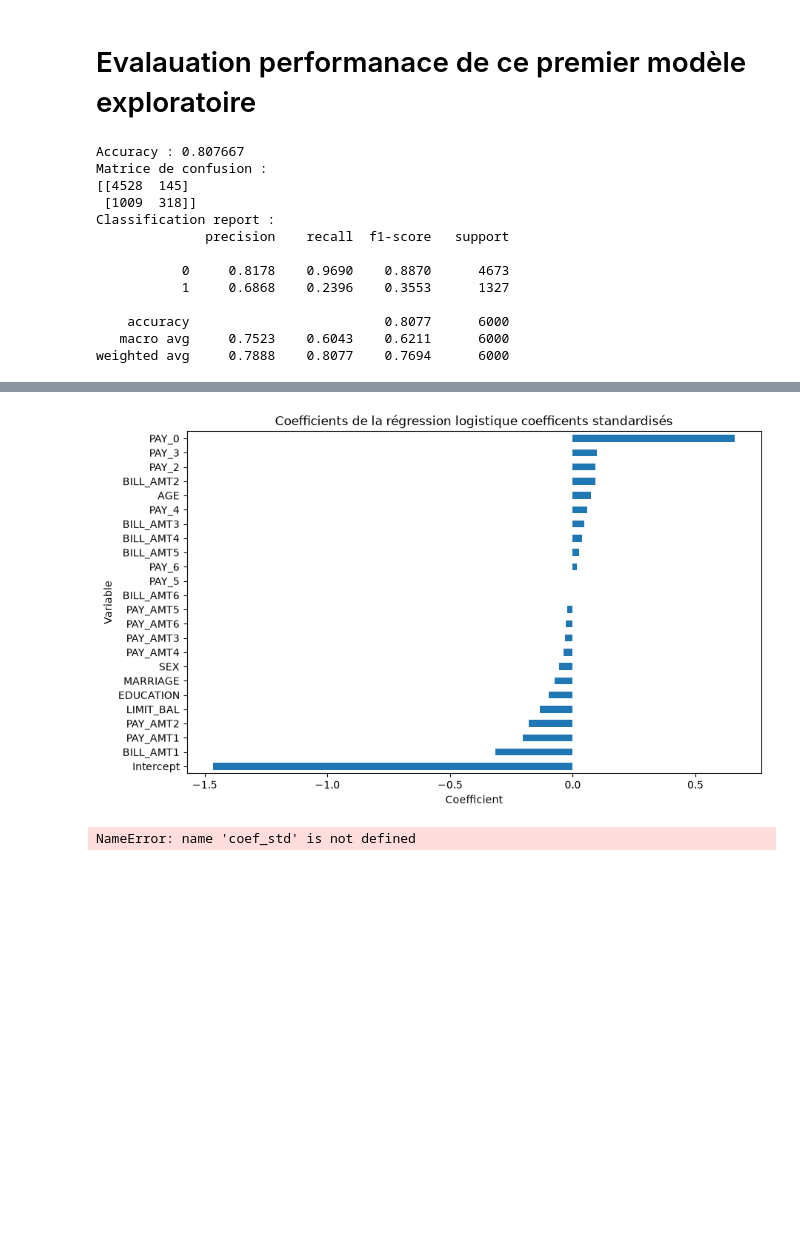
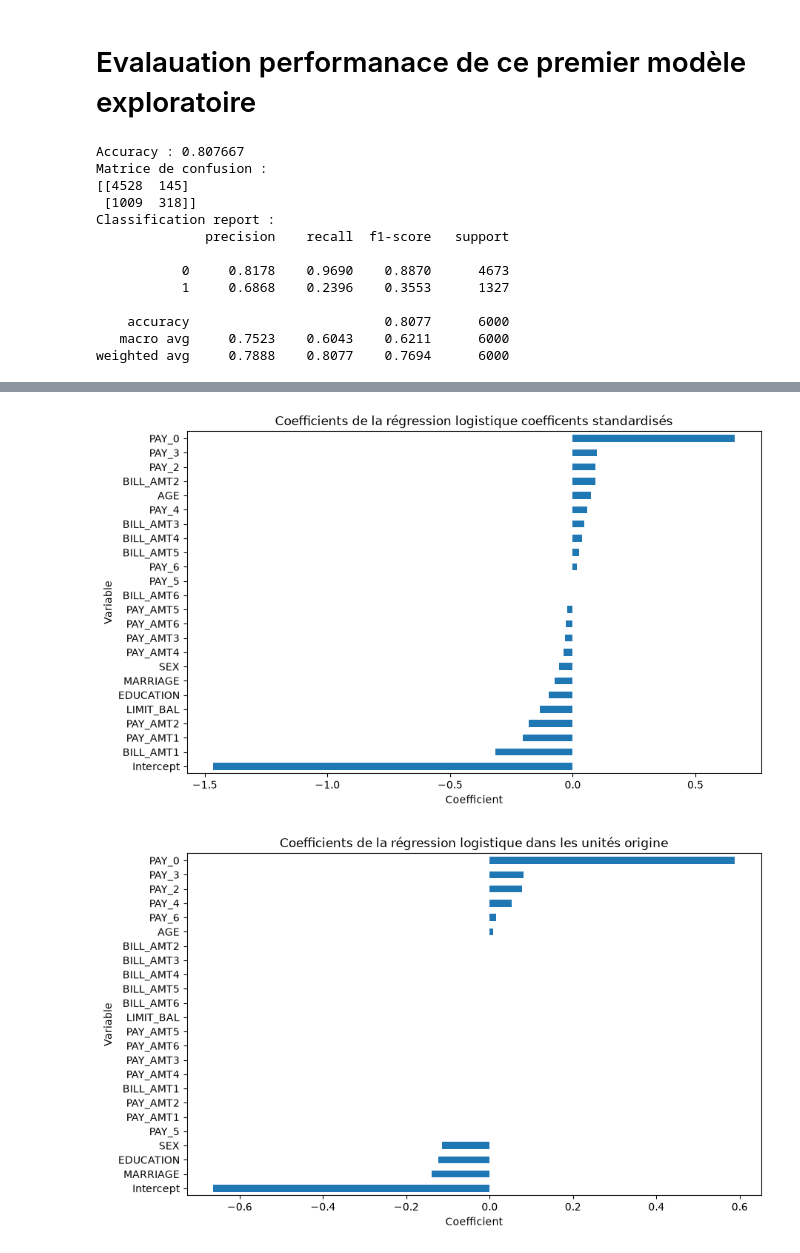
Before and after one commit to NAVIRE35/ML, a Jupyter notebook: Projet_VILLAIN.ipynb, the cells around one changed output, grey strips where cells are left out. Cells and saved outputs as stored; diff of their text form; code cells hidden in the pictures; blank space fills up the shorter version.

Commit message:
Selection variables et ajout modele arbre de decision

```diff
--- a/Projet_VILLAIN.ipynb
+++ b/Projet_VILLAIN.ipynb
@@ -168,31 +205,56 @@ df_coeff['Intercept'] = intercept
 
 # Transposer le dataframe
 df_coeff = df_coeff.T
 
 # Renommer la colonne
 df_coeff.columns = ['Coefficient']
 
 # Afficher les coefficients
 plt.figure(figsize=(10, 6))
 df_coeff['Coefficient'].sort_values().plot(kind='barh')
 plt.title('Coefficients de la régression logistique coefficents standardisés')
 plt.xlabel('Coefficient')
 plt.ylabel('Variable')
 plt.show()
+
+
+# Retour aux coefficients dans l'échelle originale
+coef_original = coefficients / scaler.scale_
+intercept_original = (
+    intercept
+    - np.sum(coef_std * scaler.mean_ / scaler.scale_)
+)
+# Créer un dataframe
+df_coeff = pd.DataFrame(coef_original, columns=x_train_std.columns)
+df_coeff['Intercept'] = intercept_original
+
+# Transposer le dataframe
+df_coeff = df_coeff.T
+
+# Renommer la colonne
+df_coeff.columns = ['Coefficient']
+
+# Afficher les coefficients
+plt.figure(figsize=(10, 6))
+df_coeff['Coefficient'].sort_values().plot(kind='barh')
+plt.title('Coefficients de la régression logistique dans les unités origine')
+plt.xlabel('Coefficient')
+plt.ylabel('Variable')
+plt.show()
 # %% [output]
 Accuracy : 0.807667
 Matrice de confusion :
 [[4528  145]
  [1009  318]]
 Classification report :
               precision    recall  f1-score   support
 
            0     0.8178    0.9690    0.8870      4673
            1     0.6868    0.2396    0.3553      1327
 
     accuracy                         0.8077      6000
    macro avg     0.7523    0.6043    0.6211      6000
 weighted avg     0.7888    0.8077    0.7694      6000
 [figure]
 [figure]
-NameError: name 'coef_std' is not defined
+[figure, added]
```
Also changed, not shown: parts of 5 cells of this notebook, 1 other file.
